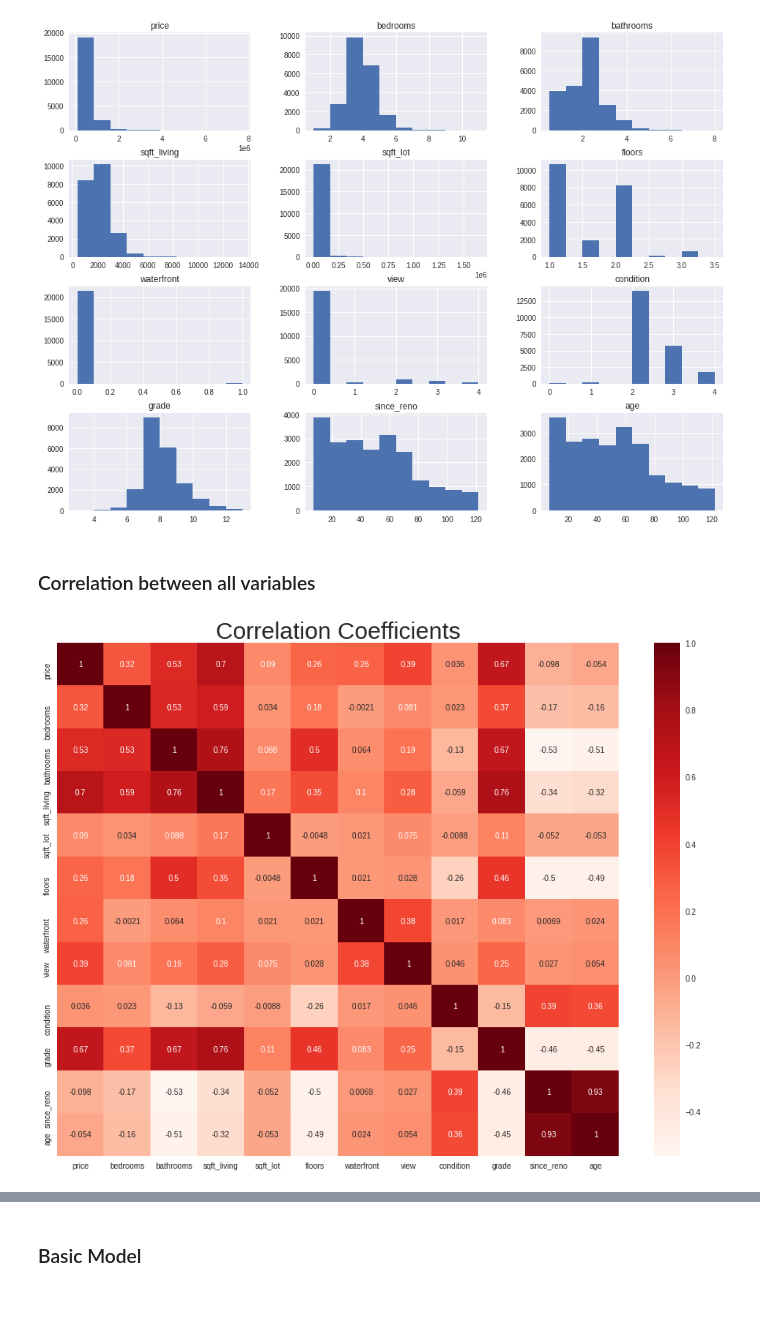
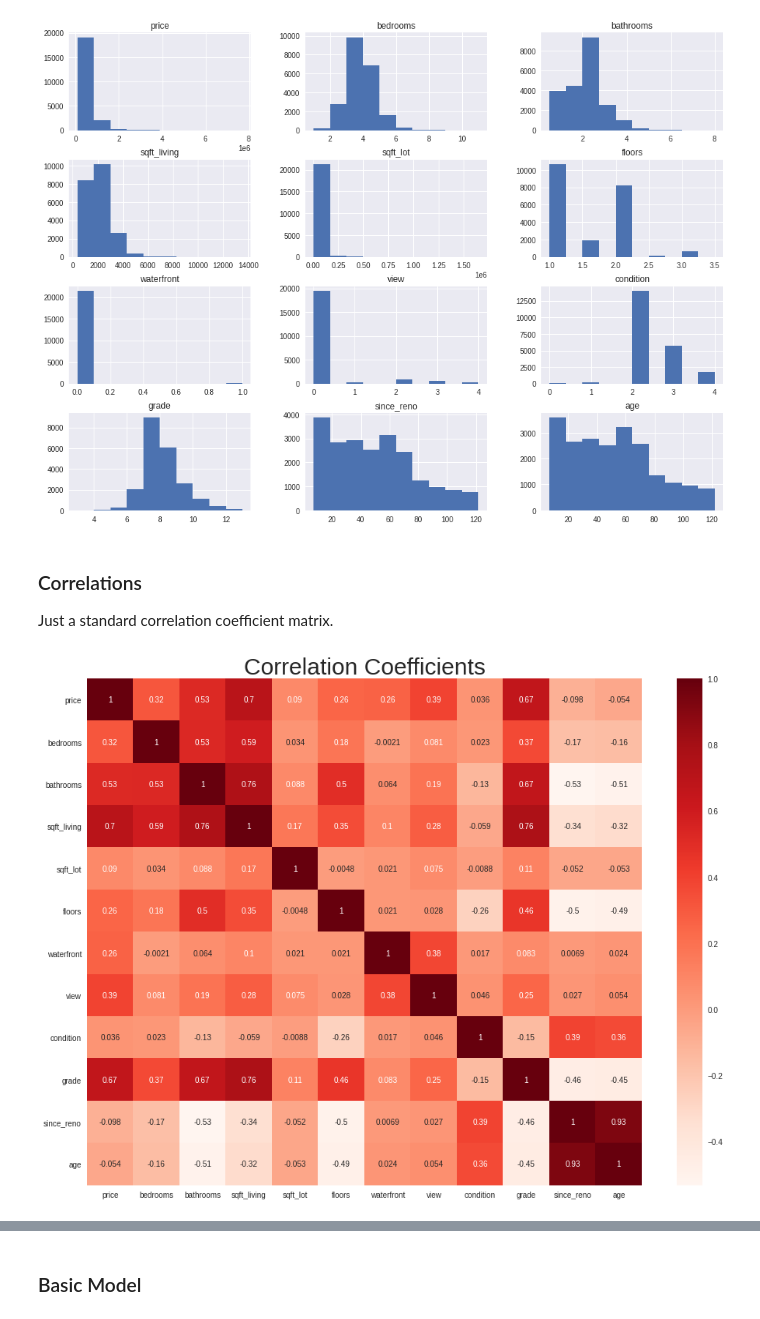
Before and after one commit to jlombino/dsc-phase-2-project-v2-3, a Jupyter notebook: Final_Notebook.ipynb, the cells around one changed output, grey strips where cells are left out. Drawn from its saved outputs; the diff is of its cells as text; code cells hidden in the pictures.

```diff
--- a/Final_Notebook.ipynb
+++ b/Final_Notebook.ipynb
@@ -225,11 +272,14 @@ cities.head()
 pd.plotting.hist_frame(homes,figsize=(16,12));
 # %% [output]
 [figure]
-# %% [markdown]
-<h3>Correlation between all variables</h3>
+# %% [markdown]
+<h3>Correlations</h3>
+
+Just a standard correlation coefficient matrix.
 # %%
 fig,ax = plt.subplots(figsize = (16,12))
 ax.set_title('Correlation Coefficients',fontsize=30);
 sns.heatmap(homes.corr(),annot=True,ax=ax,cmap='Reds');
+ax.set_yticklabels(homes.columns,rotation=0);
 # %% [output]
-[figure, old version]
+[figure, new version]
```
Also changed, not shown: parts of 54 cells of this notebook, 1 other file.
